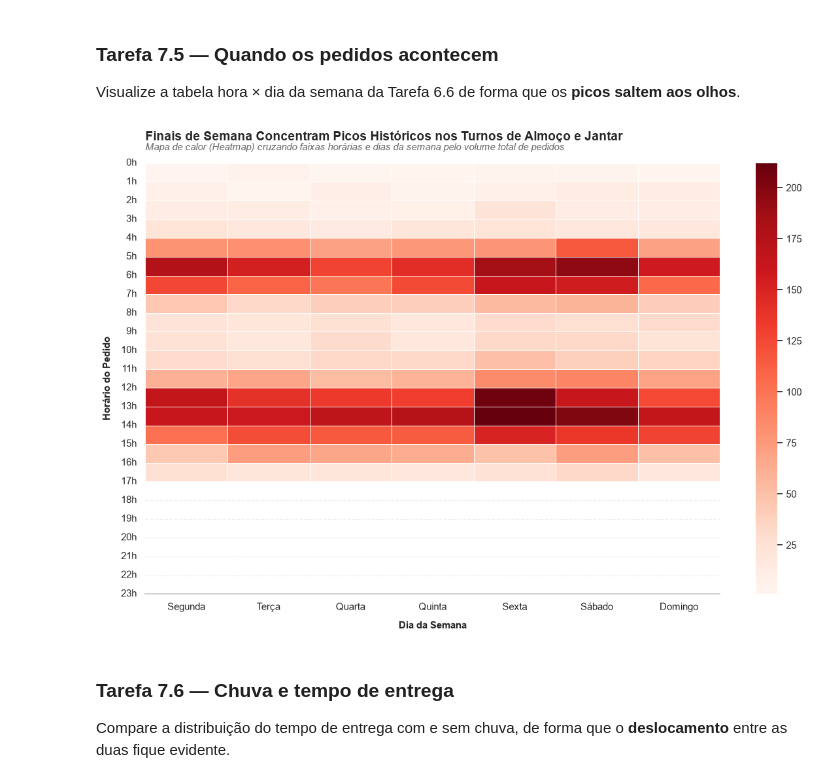
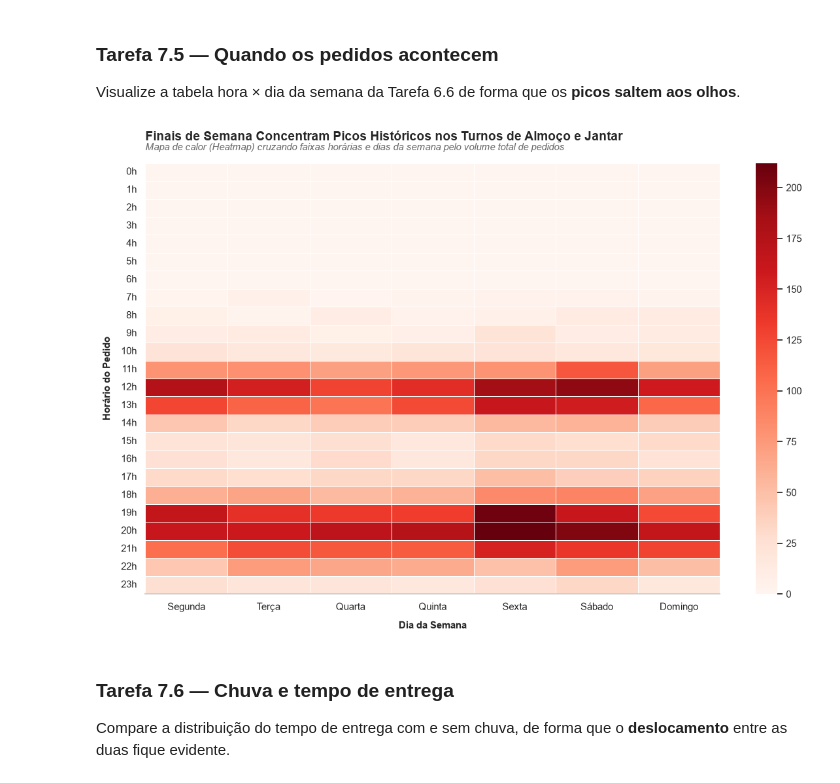
Before and after one commit to eduardoschlemer/TRABALHO-FINAL-ANALISE-EXPLORATORIA, a Jupyter notebook: PROJETO/projeto_final.ipynb, the cells around one changed output. Drawn from its saved outputs; the diff is of its cells as text; code cells hidden in the pictures.

```diff
--- a/PROJETO/projeto_final.ipynb
+++ b/PROJETO/projeto_final.ipynb
@@ -656,13 +656,16 @@ False    39.173020
 True     37.223547
 Name: tempo_entrega_min, dtype: float64
 # %%
-# 1. Tratamento da Plataforma com a MODA
-moda_plataforma = df['plataforma'].mode()[0]
-df['plataforma'] = df['plataforma'].fillna(moda_plataforma)
+# 1. Tratamento da Plataforma substituindo NaN por 'Não informado'
+df['plataforma'] = df['plataforma'].fillna('Não informado')
 
 # 2. Tratamento da Distância (Limpa o erro primeiro, depois preenche os NaN)
 df['distancia_km'] = df['distancia_km'].replace(3, np.nan)
-df['distancia_km'] = df['distancia_km'].fillna(df.groupby('cidade')['taxa_entrega'].transform(lambda g: (g - g.min()) / (g.max() - g.min() + 1e-9) * 10))
+df['distancia_km'] = df['distancia_km'].fillna(
+    df.groupby('cidade')['taxa_entrega'].transform(
+        lambda g: (g - g.min()) / (g.max() - g.min() + 1e-9) * 10
+    )
+)
 
 # 3. Tratamento da Avaliação com a MEDIANA geral
 mediana_avaliacao = df['avaliacao'].median()
@@ -2123,59 +2129,57 @@ df_2024["hora"] = df_2024["data_hora"].dt.hour
 df_2024["dia_semana_num"] = df_2024["data_hora"].dt.dayofweek
 
 dias_pt = {
-    0: "Segunda",
-    1: "Terça",
-    2: "Quarta",
-    3: "Quinta",
-    4: "Sexta",
-    5: "Sábado",
-    6: "Domingo",
+    0: "Segunda", 1: "Terça", 2: "Quarta", 3: "Quinta",
+    4: "Sexta", 5: "Sábado", 6: "Domingo"
 }
 df_2024["dia_semana"] = df_2024["dia_semana_num"].map(dias_pt)
 
 # Monta a matriz cruzando os dados
 matriz_picos = df_2024.pivot_table(
     index="hora",
     columns="dia_semana",
     values="valor_pedido",
-    aggfunc="count",
+    aggfunc="count",  # Troque para "sum" se quiser faturamento em vez de quantidade
     fill_value=0,
 )
 
-# Garante a ordenação correta das colunas de Segunda a Domingo
+# CORREÇÃO 1: Garante todas as 24 horas (0 a 23) e todos os dias da semana
 ordem_dias = ["Segunda", "Terça", "Quarta", "Quinta", "Sexta", "Sábado", "Domingo"]
-matriz_picos = matriz_picos.reindex(columns=ordem_dias)
+matriz_picos = matriz_picos.reindex(index=range(0, 24), columns=ordem_dias, fill_value=0)
+
+# Formata o índice diretamente como "0h", "1h"... antes de plotar
+matriz_picos.index = [f"{h}h" for h in matriz_picos.index]
 
 # 2. Configurar a área do gráfico
 fig, ax = plt.subplots(figsize=(12, 8))
 
-# 3. Plotar o Heatmap alterado para a paleta sequencial de Vermelhos
+# 3. Plotar o Heatmap (yticklabels=True força exibir todas as horas centralizadas)
 sns.heatmap(
     data=matriz_picos,
     ax=ax,
-    cmap="Reds",        # CORREÇÃO: Paleta em tons de vermelho para os picos saltarem aos olhos
-    cbar=True,          # Mantém a barra de escala para referência
-    linewidths=0.5,     # Separação fina sutil entre os blocos
-    annot=False         # Sem números nas células para não poluir
+    cmap="Reds",
+    cbar=True,
+    linewidths=0.5,
+    annot=False,
+    yticklabels=True  # CORREÇÃO 2: Exibe todos os rótulos perfeitamente centralizados
 )
 
-# 4. Ajustar os eixos para exibir perfeitamente todas as horas do dia
-ax.set_yticks(range(0, 24))
-ax.set_yticklabels([f"{h}h" for h in range(0, 24)], rotation=0)
+# Garante que os rótulos fiquem na horizontal
+ax.set_yticklabels(ax.get_yticklabels(), rotation=0)
 
-# 5. Aplicar a função unificada de títulos
+# 4. Aplicar a função unificada de títulos
 aplicar_titulos_limpos(
     ax,
     titulo_conclusao="Finais de Semana Concentram Picos Históricos nos Turnos de Almoço e Jantar",
     subtitulo="Mapa de calor (Heatmap) cruzando faixas horárias e dias da semana pelo volume total de pedidos",
     x_label="Dia da Semana",
     y_label="Horário do Pedido"
 )
 
 plt.tight_layout()
 plt.show()
 # %% [output]
-[figure, old version]
+[figure, new version]
 # %% [markdown]
 ### Tarefa 7.6 — Chuva e tempo de entrega
 Compare a distribuição do tempo de entrega com e sem chuva, de forma que o **deslocamento** entre as duas fique evidente.
```
Also changed, not shown: parts of 4 cells of this notebook.
